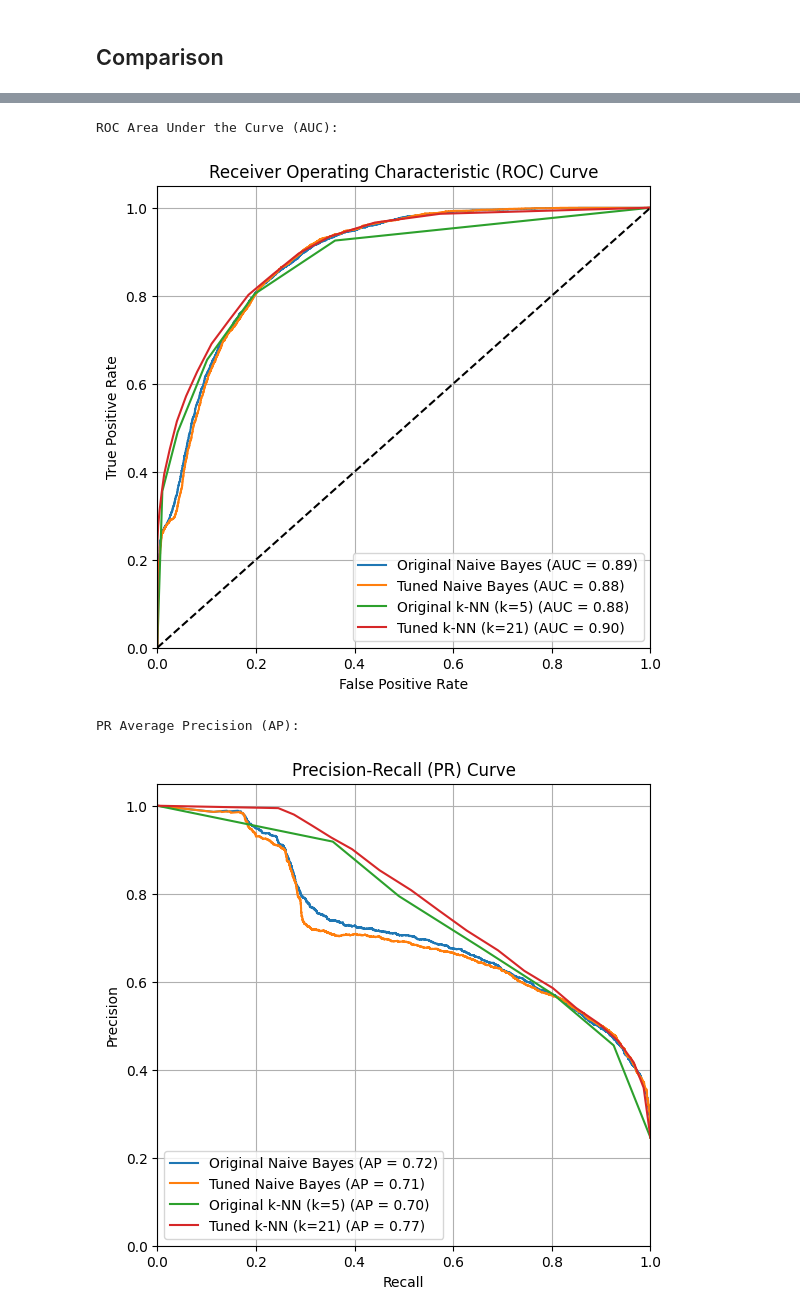
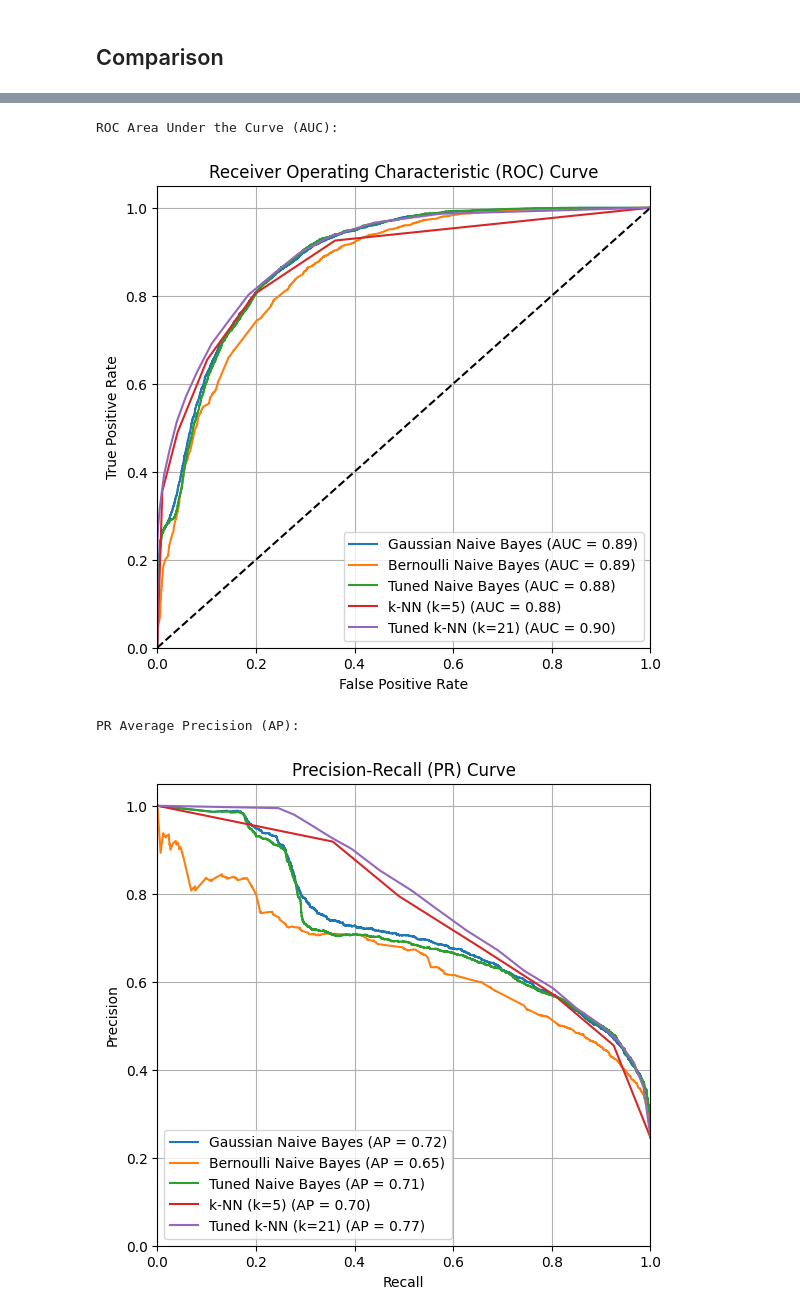
Before and after one commit to roshaniayu/IN6227-Data-Mining-Assignments, a Jupyter notebook: Assignment 1/Assignment1_Roshani Ayu Pranasti_G2504973A.ipynb, the cells around one changed output, grey strips where cells are left out. Cells and saved outputs as stored; diff of their text form; code cells hidden in the pictures.

Commit message:
Add Bernoulli Naive Bayes

```diff
--- a/Assignment 1/Assignment1_Roshani Ayu Pranasti_G2504973A.ipynb
+++ b/Assignment 1/Assignment1_Roshani Ayu Pranasti_G2504973A.ipynb
@@ -580,12 +582,12 @@ Test income target variable: [0 0 1 ... 0 0 1]
 # %%
 # Initialize and train the model
 print("Naive Bayes Model")
-nb_model = GaussianNB()
-start_nb_train = time.time()
-nb_model.fit(X_train_data, y_train_data)
-end_nb_train = time.time()
+gnb_model = GaussianNB()
+start_gnb_train = time.time()
+gnb_model.fit(X_train_data, y_train_data)
+end_gnb_train = time.time()
 
-nb_train_time = end_nb_train - start_nb_train
-print("Training Time:", nb_train_time)
+gnb_train_time = end_gnb_train - start_gnb_train
+print("Training Time:", gnb_train_time)
 # %% [output]
 Naive Bayes Model
@@ -593,12 +594,0 @@ Training Time: 0.021280765533447266
-# %%
-from sklearn.ensemble import RandomForestClassifier
-
-# Initialize and train the model
-print("Random Forest Model")
-rf_model = RandomForestClassifier(n_estimators=100, random_state=42, n_jobs=-1)
-start_rf_train = time.time()
-rf_model.fit(X_train_data, y_train_data)
-end_rf_train = time.time()
-
-rf_train_time = end_rf_train - start_rf_train
-print("Training Time:", rf_train_time)
@@ -607,0 +597,10 @@ Training Time: 0.19592618942260742
+# %%
+# Initialize and train the model
+print("Bernoulli Bayes Model")
+bnb_model = BernoulliNB()
+start_bnb_train = time.time()
+bnb_model.fit(X_train_data, y_train_data)
+end_bnb_train = time.time()
+
+bnb_train_time = end_bnb_train - start_bnb_train
+print("Training Time:", bnb_train_time)
@@ -1163,9 +1177,10 @@ Prediction Time:
 print("ROC Area Under the Curve (AUC):")
 plt.figure(figsize=(14, 6))
 plt.subplot(1, 2, 1)
-plt.plot(nb_fpr, nb_tpr, label=f"Original Naive Bayes (AUC = {nb_roc_auc:.2f})")
+plt.plot(gnb_fpr, gnb_tpr, label=f"Gaussian Naive Bayes (AUC = {gnb_roc_auc:.2f})")
+plt.plot(bnb_fpr, bnb_tpr, label=f"Bernoulli Naive Bayes (AUC = {gnb_roc_auc:.2f})")
 plt.plot(best_nb_fpr, best_nb_tpr, label=f"Tuned Naive Bayes (AUC = {best_nb_roc_auc:.2f})")
-plt.plot(knn_fpr, knn_tpr, label=f"Original k-NN (k=5) (AUC = {knn_roc_auc:.2f})")
+plt.plot(knn_fpr, knn_tpr, label=f"k-NN (k=5) (AUC = {knn_roc_auc:.2f})")
 plt.plot(best_knn_fpr, best_knn_tpr, label=f"Tuned k-NN (k=21) (AUC = {best_knn_roc_auc:.2f})")
 plt.plot([0, 1], [0, 1], 'k--') # Dashed diagonal line
 plt.xlim([0.0, 1.0])
@@ -1178,23 +1193,24 @@ plt.grid(True)
 plt.show()
 # %% [output]
 ROC Area Under the Curve (AUC):
-[figure, old version]
+[figure, new version]
 # %%
 print("PR Average Precision (AP):")
 plt.figure(figsize=(14, 6))
 plt.subplot(1, 2, 2)
-plt.plot(nb_recall, nb_precision, label=f"Original Naive Bayes (AP = {nb_avg_precision:.2f})")
+plt.plot(gnb_recall, gnb_precision, label=f"Gaussian Naive Bayes (AP = {gnb_avg_precision:.2f})")
+plt.plot(bnb_recall, bnb_precision, label=f"Bernoulli Naive Bayes (AP = {bnb_avg_precision:.2f})")
 plt.plot(best_nb_recall, best_nb_precision, label=f"Tuned Naive Bayes (AP = {best_nb_avg_precision:.2f})")
-plt.plot(knn_recall, knn_precision, label=f"Original k-NN (k=5) (AP = {knn_avg_precision:.2f})")
+plt.plot(knn_recall, knn_precision, label=f"k-NN (k=5) (AP = {knn_avg_precision:.2f})")
 plt.plot(best_knn_recall, best_knn_precision, label=f"Tuned k-NN (k=21) (AP = {best_knn_avg_precision:.2f})")
 plt.xlim([0.0, 1.0])
 plt.ylim([0.0, 1.05])
 plt.xlabel("Recall")
 plt.ylabel("Precision")
 plt.title("Precision-Recall (PR) Curve")
 plt.legend(loc="lower left")
 plt.grid(True)
 plt.show()
 # %% [output]
 PR Average Precision (AP):
-[figure, old version]
+[figure, new version]
```
Also changed, not shown: parts of 19 cells of this notebook.
